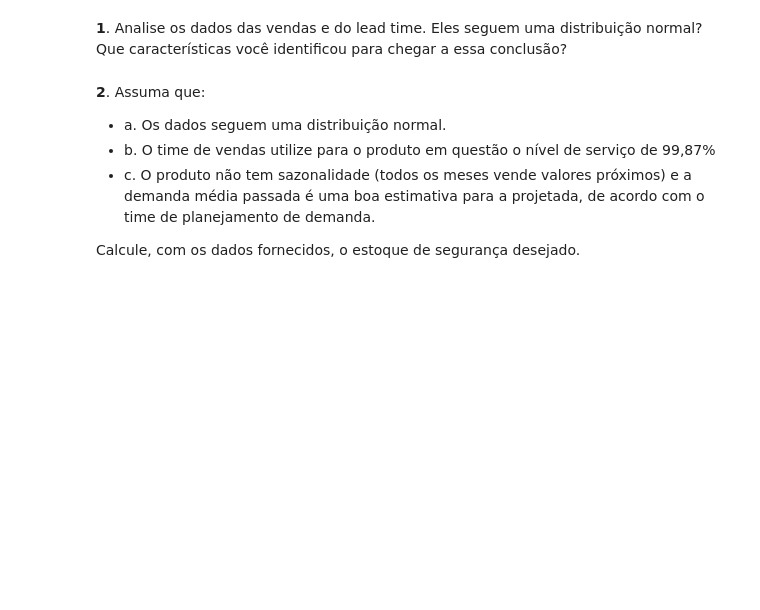
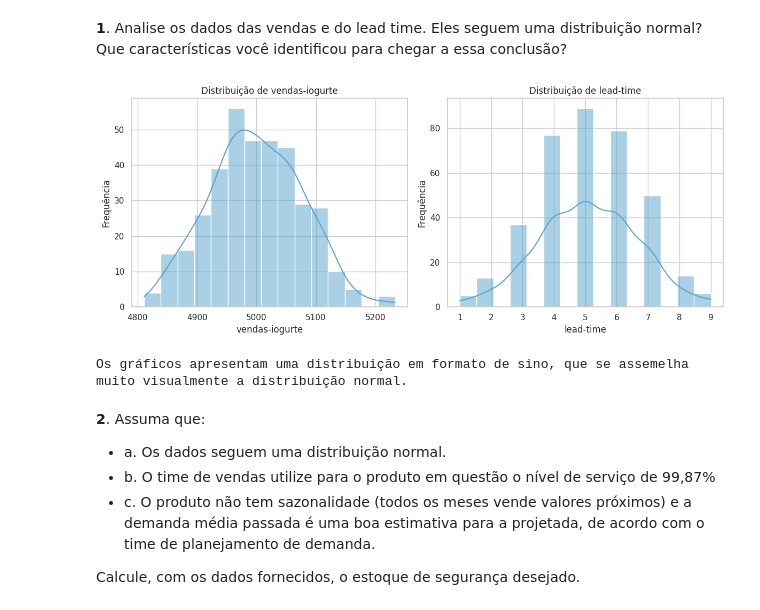
Before and after one commit to dsreliete/Womakerscode-DA-desafio_squad, a Jupyter notebook: desafio3.ipynb, the cells around one changed output. Saved outputs shown, nothing was run; the diff lists cells and outputs as text; code cells hidden in the pictures; blank space fills up the shorter version.

```diff
--- a/desafio3.ipynb
+++ b/desafio3.ipynb
@@ -83,6 +87,26 @@ dtypes: datetime64[ns](1), int64(2)
 memory usage: 8.8 KB
 # %% [markdown]
 **1**. Analise os dados das vendas e do lead time. Eles seguem uma distribuição normal? Que características você identificou para chegar a essa conclusão?
+# %%
+
+sns.set_palette("icefire")
+sns.set_style("whitegrid")
+fig, ax = plt.subplots(nrows=1, ncols=2, figsize=(12, 5))
+i = 0
+for col in df_estoque.columns[1:]:
+  sns.histplot(df_estoque[col], ax=ax[i], kde=True, edgecolor=None)
+  ax[i].set_title('Distribuição de {}'.format(col))
+  ax[i].set_xlabel(col)
+  ax[i].set_ylabel('Frequência')
+  i = i + 1
+
+plt.tight_layout()
+plt.show()
+
+print("Os gráficos apresentam uma distribuição em formato de sino, que se assemelha muito visualmente a distribuição normal.")
+# %% [output]
+[figure, added]
+Os gráficos apresentam uma distribuição em formato de sino, que se assemelha muito visualmente a distribuição normal.
 # %% [markdown]
 **2**. Assuma que:
 
```
Also changed, not shown: parts of 2 cells of this notebook.
